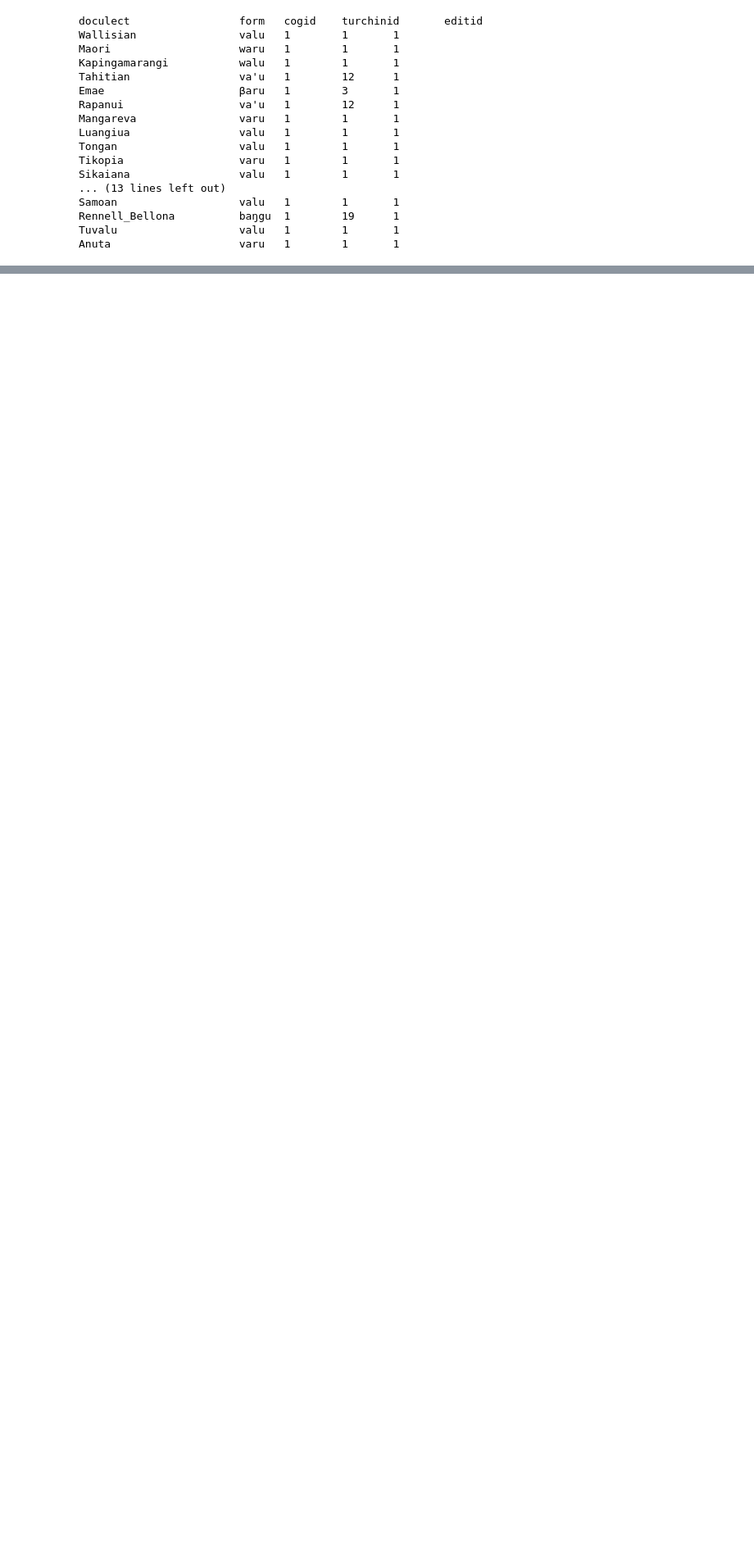
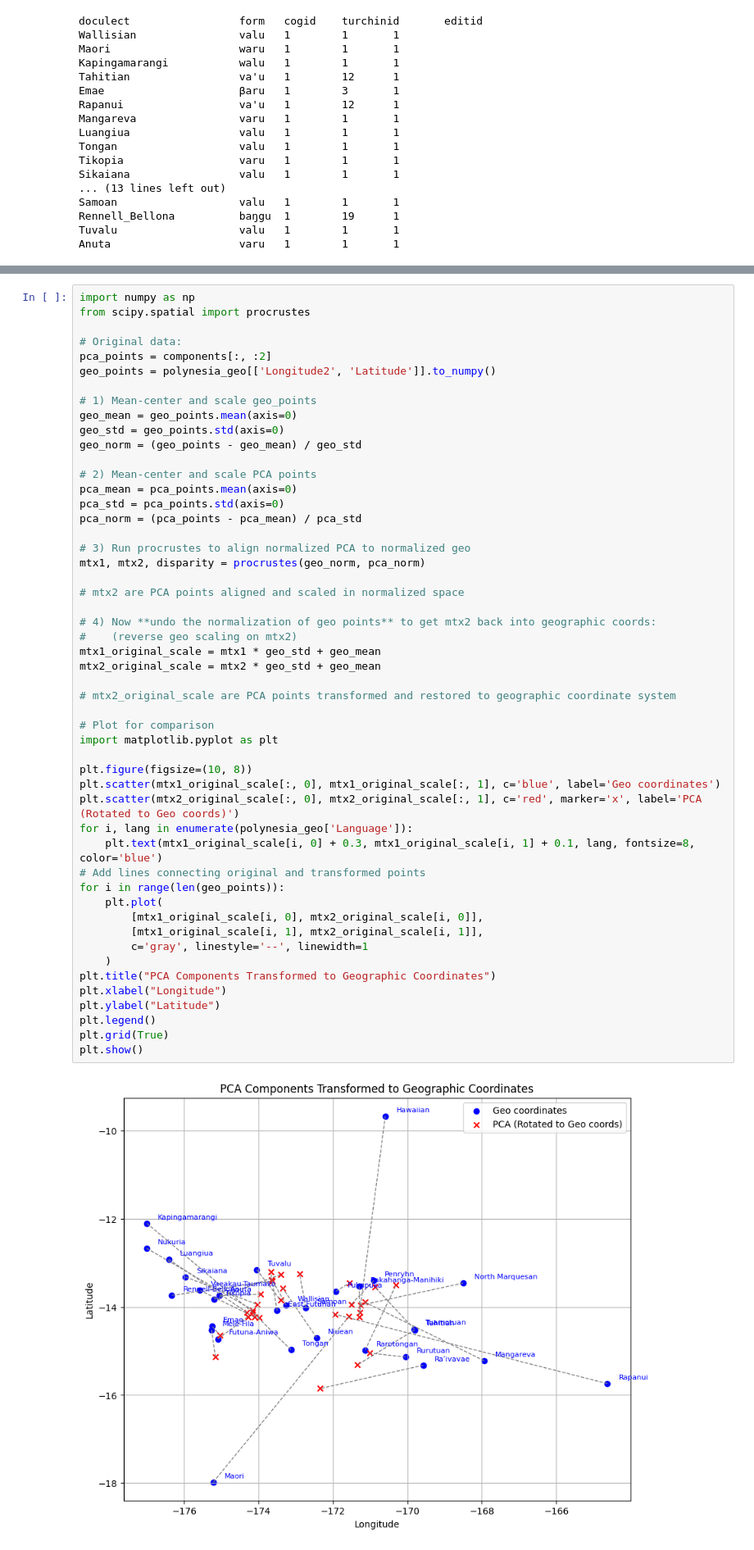
Before and after one commit to danjlawson/ocseanworkshop2025, a Jupyter notebook: lingpy_polynesian_example.ipynb, the cells around one changed output, grey strips where cells are left out. Shown: that part at 82% size. Drawn from its saved outputs; the diff is of its cells as text; blank space fills up the shorter version.

```diff
--- a/lingpy_polynesian_example.ipynb
+++ b/lingpy_polynesian_example.ipynb
@@ -363,0 +529,53 @@ AssertionError:
+# %%
+import numpy as np
+from scipy.spatial import procrustes
+
+# Original data:
+pca_points = components[:, :2]
+geo_points = polynesia_geo[['Longitude2', 'Latitude']].to_numpy()
+
+# 1) Mean-center and scale geo_points
+geo_mean = geo_points.mean(axis=0)
+geo_std = geo_points.std(axis=0)
+geo_norm = (geo_points - geo_mean) / geo_std
+
+# 2) Mean-center and scale PCA points
+pca_mean = pca_points.mean(axis=0)
+pca_std = pca_points.std(axis=0)
+pca_norm = (pca_points - pca_mean) / pca_std
+
+# 3) Run procrustes to align normalized PCA to normalized geo
+mtx1, mtx2, disparity = procrustes(geo_norm, pca_norm)
+
+# mtx2 are PCA points aligned and scaled in normalized space
+
+# 4) Now **undo the normalization of geo points** to get mtx2 back into geographic coords:
+#    (reverse geo scaling on mtx2)
+mtx1_original_scale = mtx1 * geo_std + geo_mean
+mtx2_original_scale = mtx2 * geo_std + geo_mean
+
+# mtx2_original_scale are PCA points transformed and restored to geographic coordinate system
+
+# Plot for comparison
+import matplotlib.pyplot as plt
+
+plt.figure(figsize=(10, 8))
+plt.scatter(mtx1_original_scale[:, 0], mtx1_original_scale[:, 1], c='blue', label='Geo coordinates')
+plt.scatter(mtx2_original_scale[:, 0], mtx2_original_scale[:, 1], c='red', marker='x', label='PCA (Rotated to Geo coords)')
+for i, lang in enumerate(polynesia_geo['Language']):
+    plt.text(mtx1_original_scale[i, 0] + 0.3, mtx1_original_scale[i, 1] + 0.1, lang, fontsize=8, color='blue')
+# Add lines connecting original and transformed points
+for i in range(len(geo_points)):
+    plt.plot(
+        [mtx1_original_scale[i, 0], mtx2_original_scale[i, 0]],
+        [mtx1_original_scale[i, 1], mtx2_original_scale[i, 1]],
+        c='gray', linestyle='--', linewidth=1
+    )
+plt.title("PCA Components Transformed to Geographic Coordinates")
+plt.xlabel("Longitude")
+plt.ylabel("Latitude")
+plt.legend()
+plt.grid(True)
+plt.show()
+# %% [output]
+[figure, added]
```
Also changed, not shown: parts of 16 cells of this notebook.
